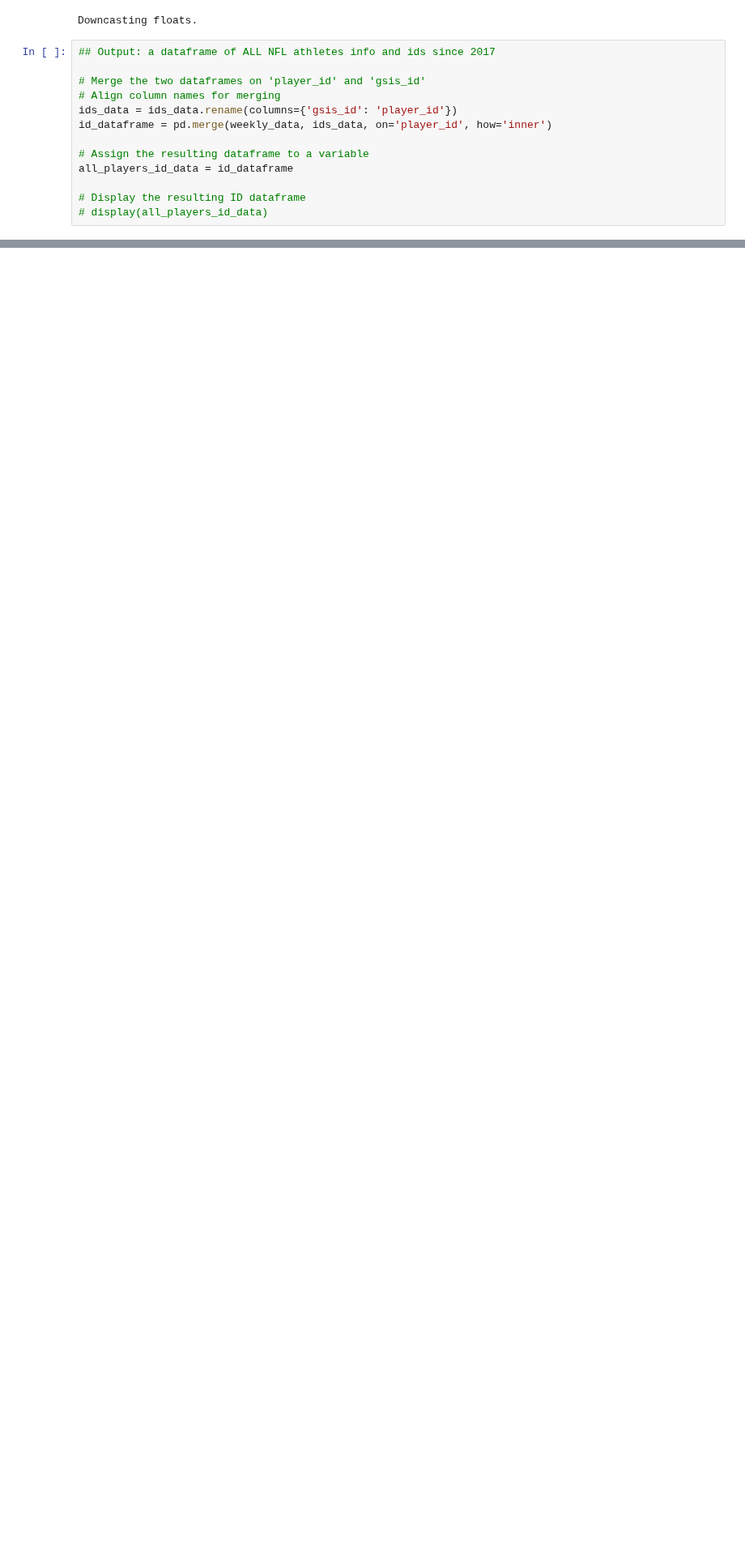
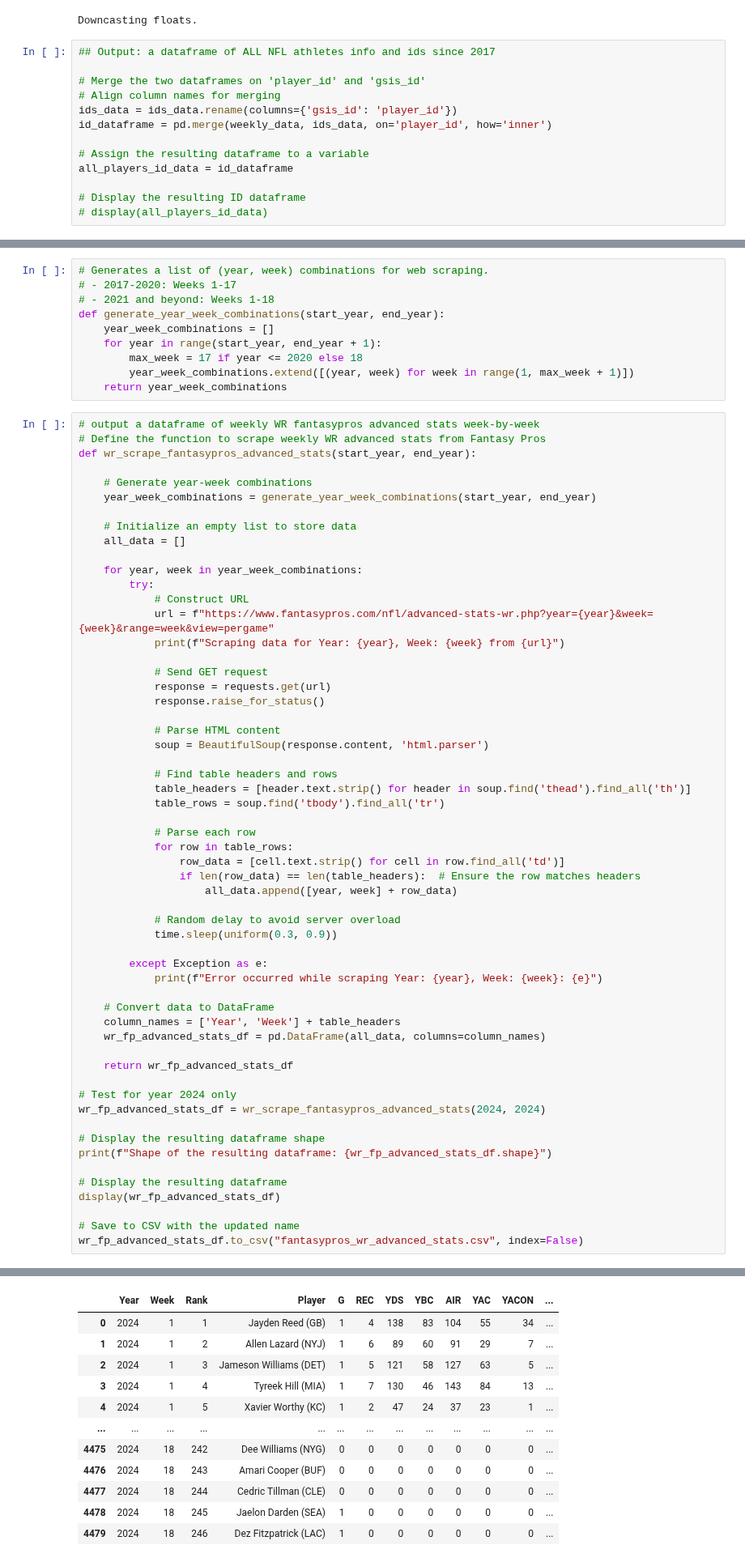
Before and after one commit to ARCtechmo/fanfav, a Jupyter notebook: wr_df.ipynb, the cells around one changed output, grey strips where cells are left out. Shown at 81% size. Saved outputs shown, nothing was run; the diff lists cells and outputs as text; blank space fills up the shorter version.

```diff
--- a/wr_df.ipynb
+++ b/wr_df.ipynb
@@ -305,0 +311,68 @@ Dataframe sorted by season, week, and receiving_yards:
+# %%
+# Generates a list of (year, week) combinations for web scraping.
+# - 2017-2020: Weeks 1-17
+# - 2021 and beyond: Weeks 1-18
+def generate_year_week_combinations(start_year, end_year):
+    year_week_combinations = []
+    for year in range(start_year, end_year + 1):
+        max_week = 17 if year <= 2020 else 18
+        year_week_combinations.extend([(year, week) for week in range(1, max_week + 1)])
+    return year_week_combinations
+# %%
+# output a dataframe of weekly WR fantasypros advanced stats week-by-week
+# Define the function to scrape weekly WR advanced stats from Fantasy Pros
+def wr_scrape_fantasypros_advanced_stats(start_year, end_year):
+
+    # Generate year-week combinations
+    year_week_combinations = generate_year_week_combinations(start_year, end_year)
+
+    # Initialize an empty list to store data
+    all_data = []
+
+    for year, week in year_week_combinations:
+        try:
+            # Construct URL
+            url = f"https://www.fantasypros.com/nfl/advanced-stats-wr.php?year={year}&week={week}&range=week&view=pergame"
+            print(f"Scraping data for Year: {year}, Week: {week} from {url}")
+
+            # Send GET request
+            response = requests.get(url)
+            response.raise_for_status()
+
+            # Parse HTML content
+            soup = BeautifulSoup(response.content, 'html.parser')
+
+            # Find table headers and rows
+            table_headers = [header.text.strip() for header in soup.find('thead').find_all('th')]
+            table_rows = soup.find('tbody').find_all('tr')
+
+            # Parse each row
+            for row in table_rows:
+                row_data = [cell.text.strip() for cell in row.find_all('td')]
+                if len(row_data) == len(table_headers):  # Ensure the row matches headers
+                    all_data.append([year, week] + row_data)
+
+            # Random delay to avoid server overload
+            time.sleep(uniform(0.3, 0.9))
+
+        except Exception as e:
+            print(f"Error occurred while scraping Year: {year}, Week: {week}: {e}")
+
+    # Convert data to DataFrame
+    column_names = ['Year', 'Week'] + table_headers
+    wr_fp_advanced_stats_df = pd.DataFrame(all_data, columns=column_names)
+
+    return wr_fp_advanced_stats_df
+
+# Test for year 2024 only
+wr_fp_advanced_stats_df = wr_scrape_fantasypros_advanced_stats(2024, 2024)
+
+# Display the resulting dataframe shape
+print(f"Shape of the resulting dataframe: {wr_fp_advanced_stats_df.shape}")
+
+# Display the resulting dataframe
+display(wr_fp_advanced_stats_df)
+
+# Save to CSV with the updated name
+wr_fp_advanced_stats_df.to_csv("fantasypros_wr_advanced_stats.csv", index=False)
+# %% [output]
@@ -305,0 +398,12 @@ Dataframe sorted by season, week, and receiving_yards:
+|  | Year | Week | Rank | Player | G | REC | YDS | YBC | AIR | YAC | YACON | ... |
+| 0 | 2024 | 1 | 1 | Jayden Reed (GB) | 1 | 4 | 138 | 83 | 104 | 55 | 34 | ... |
+| 1 | 2024 | 1 | 2 | Allen Lazard (NYJ) | 1 | 6 | 89 | 60 | 91 | 29 | 7 | ... |
+| 2 | 2024 | 1 | 3 | Jameson Williams (DET) | 1 | 5 | 121 | 58 | 127 | 63 | 5 | ... |
+| 3 | 2024 | 1 | 4 | Tyreek Hill (MIA) | 1 | 7 | 130 | 46 | 143 | 84 | 13 | ... |
+| 4 | 2024 | 1 | 5 | Xavier Worthy (KC) | 1 | 2 | 47 | 24 | 37 | 23 | 1 | ... |
+| ... | ... | ... | ... | ... | ... | ... | ... | ... | ... | ... | ... | ... |
+| 4475 | 2024 | 18 | 242 | Dee Williams (NYG) | 0 | 0 | 0 | 0 | 0 | 0 | 0 | ... |
+| 4476 | 2024 | 18 | 243 | Amari Cooper (BUF) | 0 | 0 | 0 | 0 | 0 | 0 | 0 | ... |
+| 4477 | 2024 | 18 | 244 | Cedric Tillman (CLE) | 0 | 0 | 0 | 0 | 0 | 0 | 0 | ... |
+| 4478 | 2024 | 18 | 245 | Jaelon Darden (SEA) | 1 | 0 | 0 | 0 | 0 | 0 | 0 | ... |
+| 4479 | 2024 | 18 | 246 | Dez Fitzpatrick (LAC) | 1 | 0 | 0 | 0 | 0 | 0 | 0 | ... |
```
Also changed, not shown: parts of 12 cells of this notebook.
